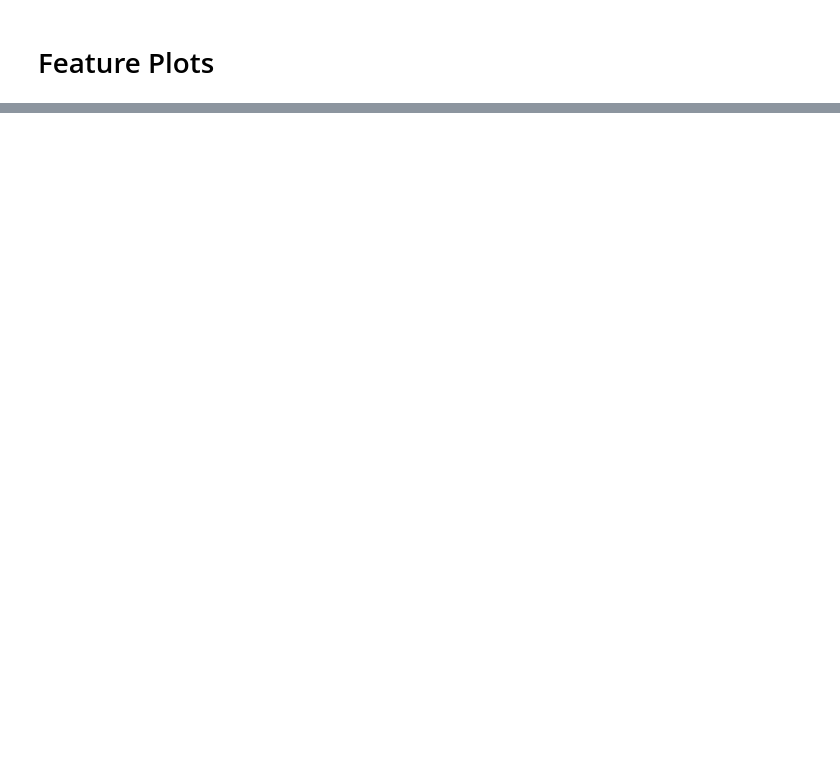
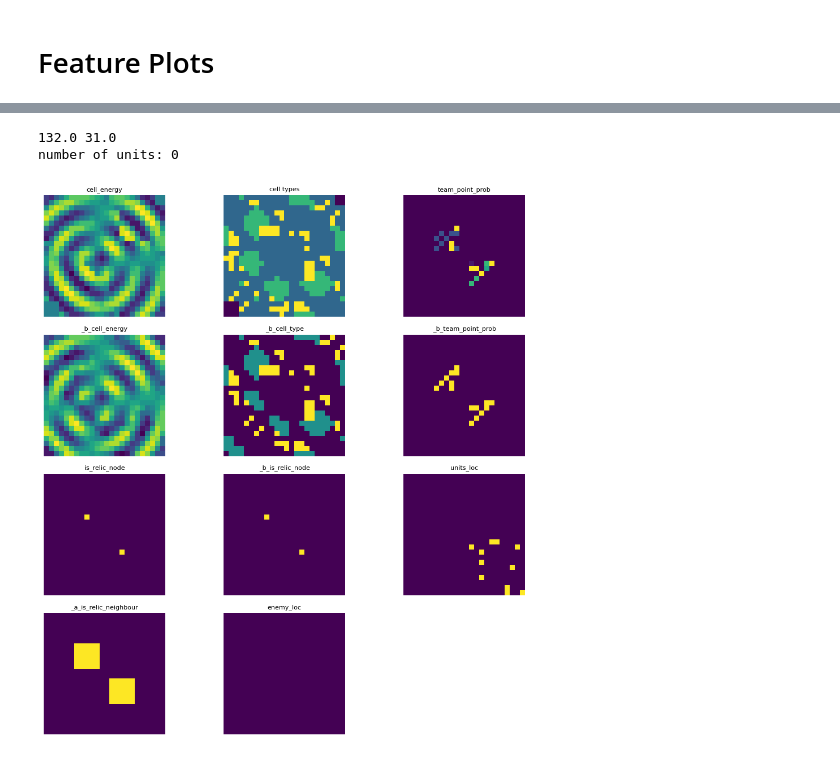
Before and after one commit to flynnwang/eco_bang_bang, a Jupyter notebook: notebook/rule-agentd-debugger.ipynb, the cells around one changed output, grey strips where cells are left out. Drawn from its saved outputs; the diff is of its cells as text; code cells hidden in the pictures; blank space fills up the shorter version.

```diff
--- a/notebook/rule-agentd-debugger.ipynb
+++ b/notebook/rule-agentd-debugger.ipynb
@@ -89,27 +89,9 @@ env_cfg = env.mms[0].env_cfg
 a0 = Agent2('player_0', env_cfg)
 a1 = Agent('player_1', env_cfg)
 # %%
-for i in range(293+1):
-    action0 = act(a0, env.mms[0].past_obs[0])
-    action1 = act(a1, env.mms[1].past_obs[0])
+for i in range(20+1):
+    action0 = env.agent_action_do_model_action(act(a0, env.mms[0].past_obs[0]), env.mms[0])
+    action1 = env.agent_action_do_model_action(act(a1, env.mms[1].past_obs[0]), env.mms[1])
     player_actions = [{UNITS_ACTION: action0}, {UNITS_ACTION: action1}]
     obs, reward, done, info = env.step(player_actions)
-
-PLAYER_ID = 1
-ob = obs[PLAYER_ID]
-print(ob['game_step'][0][0][0] * 505, ob['match_step'][0][0][0] * 100)
-
-units_loc = ob['units_loc_t0']
-units_energy = ob['units_energy_t0']
-nebula_tile_vision_reduction = ob['nebula_tile_vision_reduction']
-enemy_loc = ob['enemy_loc_t0']
-
-nu = env.mms[PLAYER_ID].past_obs[0]['units_mask'][0].sum()
-print(f'number of units: {nu}')
-
-plot_imgs([('cell_energy', ob['_a_cell_energy']), ('cell types', ob['_a_cell_type']), ('team_point_prob', ob['_a_team_point_prob']),
-           ('_b_cell_energy', ob['_b_cell_energy']), ('_b_cell_type', ob['_b_cell_type']), ('_b_team_point_prob', ob['_b_team_point_prob']),
-            ('is_relic_node', ob['_a_is_relic_node']), ('_b_is_relic_node', ob['_b_is_relic_node']),
-           ('units_loc', units_loc > 0),  ('is_relic_neighbour', ob['is_relic_neighbour']), ('enemy_loc', enemy_loc > 0)
-           ])
 # %% [output]
@@ -138,0 +115,21 @@ from ecobangbang.agent import *
+# %%
+PLAYER_ID = 1
+ob = obs[PLAYER_ID]
+print(ob['game_step'][0][0][0] * 505, ob['match_step'][0][0][0] * 100)
+
+units_loc = ob['units_loc_t0']
+units_energy = ob['units_energy_t0']
+enemy_loc = ob['enemy_loc_t0']
+
+nu = env.mms[PLAYER_ID].past_obs[0]['units_mask'][0].sum()
+print(f'number of units: {nu}')
+
+plot_imgs([('cell_energy', ob['_a_cell_energy']), ('cell types', ob['_a_cell_type']), ('team_point_prob', ob['_a_team_point_prob']),
+           ('_b_cell_energy', ob['_b_cell_energy']), ('_b_cell_type', ob['_b_cell_type']), ('_b_team_point_prob', ob['_b_team_point_prob']),
+            ('is_relic_node', ob['_a_is_relic_node']), ('_b_is_relic_node', ob['_b_is_relic_node']),
+           ('units_loc', units_loc > 0),  ('_a_is_relic_neighbour', ob['_a_is_relic_neighbour']), ('enemy_loc', enemy_loc > 0)
+           ])
+# %% [output]
+132.0 31.0
+number of units: 0
+[figure, added]
```
Also changed, not shown: parts of 14 cells of this notebook, 8 other files.
